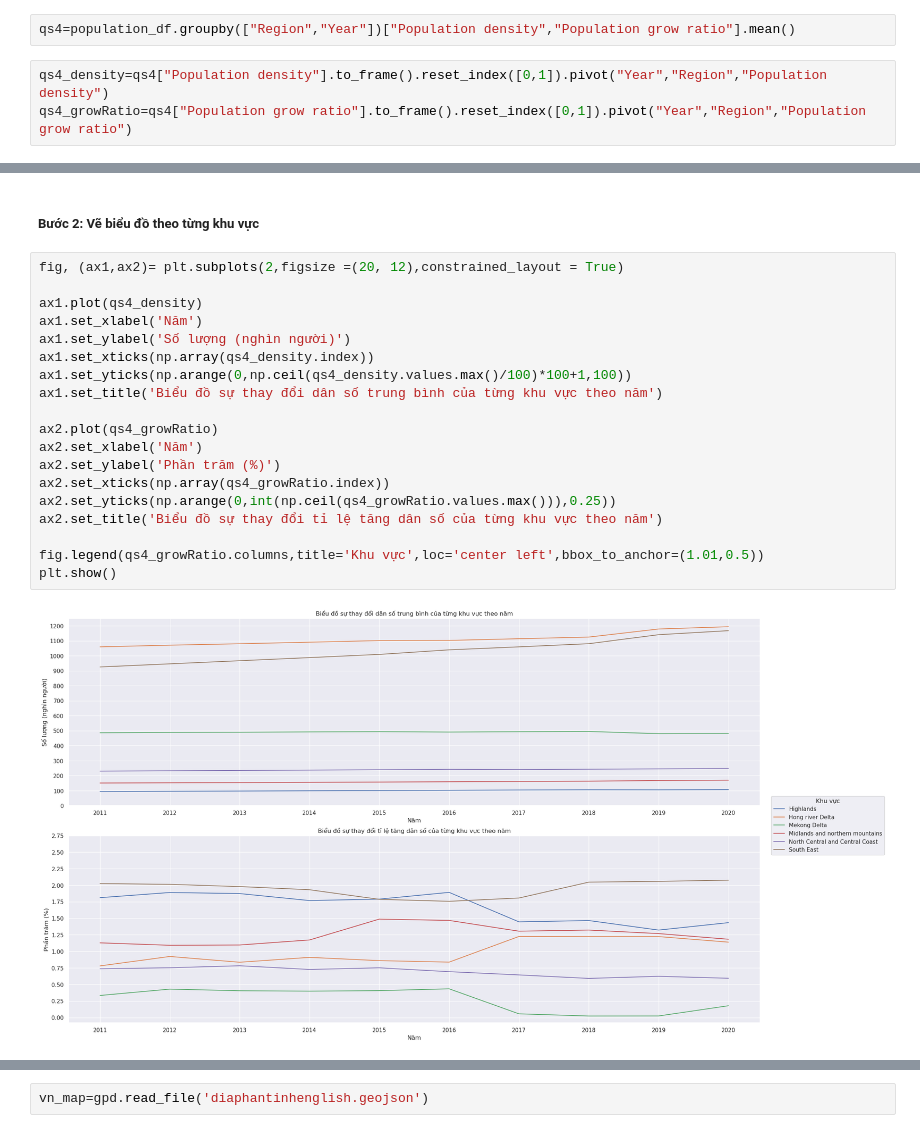
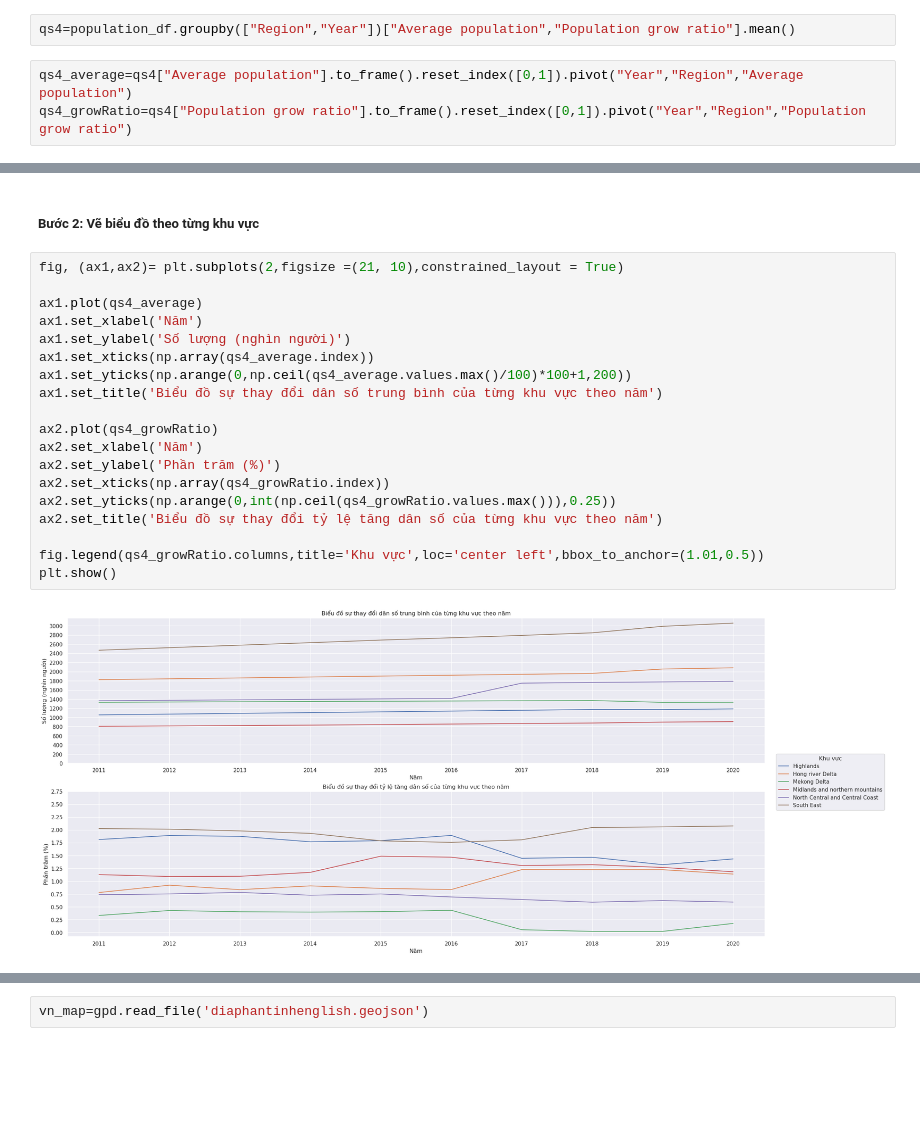
Before and after one commit to Phlinh29102/LTKHDL_LT, a Jupyter notebook: qs4.ipynb, the cells around one changed output, grey strips where cells are left out. Cells and saved outputs as stored; diff of their text form; blank space fills up the shorter version.

```diff
--- a/qs4.ipynb
+++ b/qs4.ipynb
@@ -230,7 +234,7 @@ cate_col_profiles_df
 # %% [markdown]
 ##### Bước 1: Tính trung bình cho các cột `Population grow ratio` và `average population` theo khu vực
 # %%
-qs4=population_df.groupby(["Region","Year"])["Population density","Population grow ratio"].mean()
+qs4=population_df.groupby(["Region","Year"])["Average population","Population grow ratio"].mean()
 # %%
-qs4_density=qs4["Population density"].to_frame().reset_index([0,1]).pivot("Year","Region","Population density")
+qs4_average=qs4["Average population"].to_frame().reset_index([0,1]).pivot("Year","Region","Average population")
 qs4_growRatio=qs4["Population grow ratio"].to_frame().reset_index([0,1]).pivot("Year","Region","Population grow ratio")
@@ -237,26 +271,26 @@ qs4_growRatio=qs4["Population grow ratio"].to_frame().reset_index([0,1]).pivot("
 # %% [markdown]
 <h5>Bước 2: Vẽ biểu đồ theo từng khu vực</h5>
 # %%
-fig, (ax1,ax2)= plt.subplots(2,figsize =(20, 12),constrained_layout = True)
+fig, (ax1,ax2)= plt.subplots(2,figsize =(21, 10),constrained_layout = True)
 
-ax1.plot(qs4_density)
+ax1.plot(qs4_average)
 ax1.set_xlabel('Năm')
 ax1.set_ylabel('Số lượng (nghìn người)')
-ax1.set_xticks(np.array(qs4_density.index))
-ax1.set_yticks(np.arange(0,np.ceil(qs4_density.values.max()/100)*100+1,100))
+ax1.set_xticks(np.array(qs4_average.index))
+ax1.set_yticks(np.arange(0,np.ceil(qs4_average.values.max()/100)*100+1,200))
 ax1.set_title('Biểu đồ sự thay đổi dân số trung bình của từng khu vực theo năm')
 
 ax2.plot(qs4_growRatio)
 ax2.set_xlabel('Năm')
 ax2.set_ylabel('Phần trăm (%)')
 ax2.set_xticks(np.array(qs4_growRatio.index))
 ax2.set_yticks(np.arange(0,int(np.ceil(qs4_growRatio.values.max())),0.25))
-ax2.set_title('Biểu đồ sự thay đổi tỉ lệ tăng dân số của từng khu vực theo năm')
+ax2.set_title('Biểu đồ sự thay đổi tỷ lệ tăng dân số của từng khu vực theo năm')
 
 fig.legend(qs4_growRatio.columns,title='Khu vực',loc='center left',bbox_to_anchor=(1.01,0.5))
 plt.show()
 # %% [output]
-[figure, old version]
+[figure, new version]
 # %% [markdown]
 <h4>Nhận xét:</h4>
 
```
Also changed, not shown: parts of 15 cells of this notebook.
